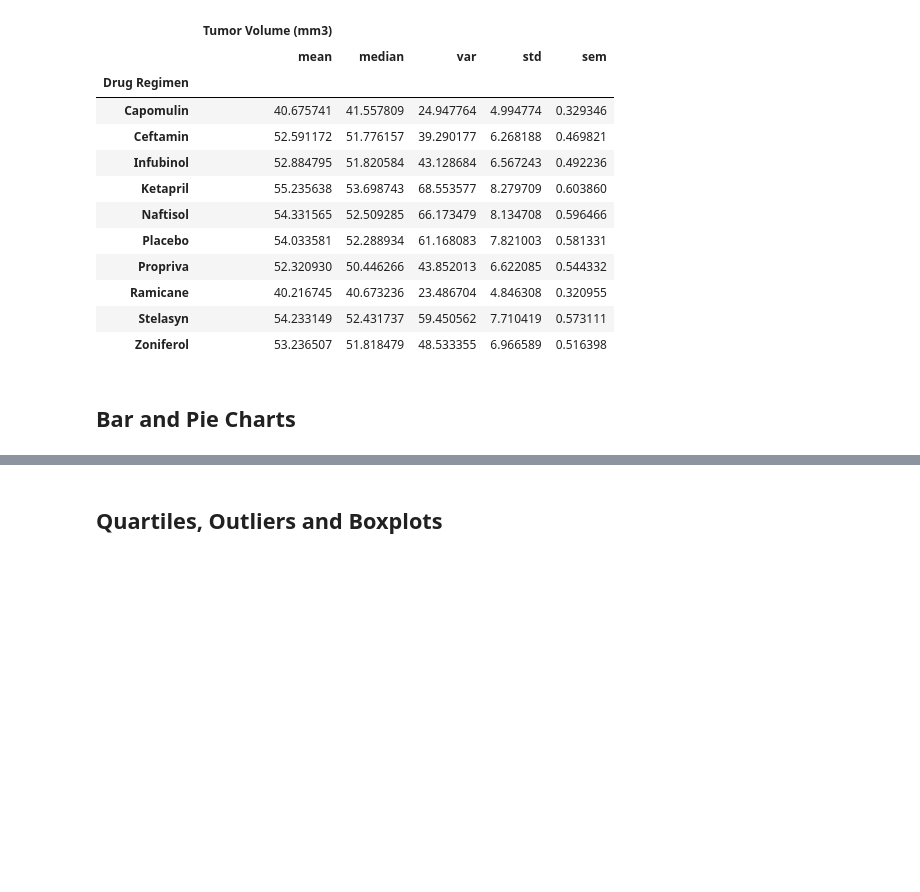
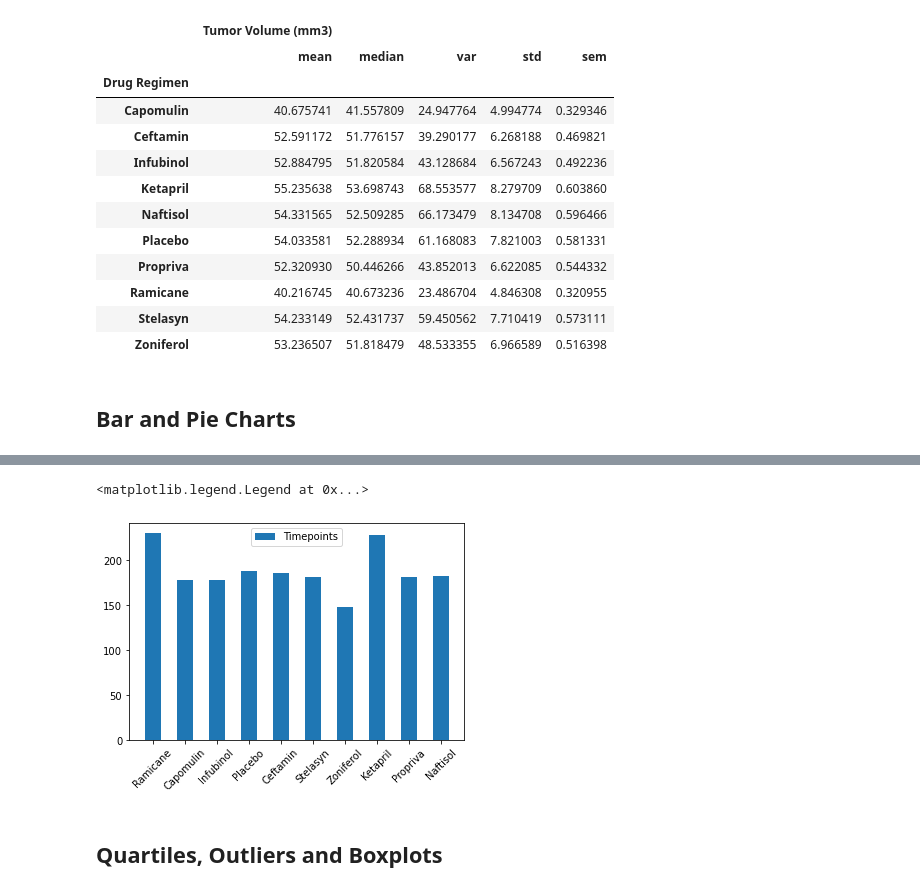
Before and after one commit to eldridgesje/matplotlib-challenge, a Jupyter notebook: Pymaceuticals/pymaceuticals_starter.ipynb, the cells around one changed output, grey strips where cells are left out. Saved outputs shown, nothing was run; the diff lists cells and outputs as text; code cells hidden in the pictures; blank space fills up the shorter version.

```diff
--- a/Pymaceuticals/pymaceuticals_starter.ipynb
+++ b/Pymaceuticals/pymaceuticals_starter.ipynb
@@ -149,2 +162,9 @@ aggData
 # %%
-# Generate a bar plot showing the total number of timepoints for all mice tested for each drug regimen using Pandas.
+# Generate a bar plot showing the total number of timepoints for all mice tested for each drug regimen using pyplot.
+
+plt.bar(labels, timeCount, width = 0.5)
+plt.xticks(rotation = 45)
+plt.legend(["Timepoints"],loc="upper center")
+# %% [output]
+<matplotlib.legend.Legend at 0x...>
+[figure, added]
```
Also changed, not shown: parts of 2 cells of this notebook.
